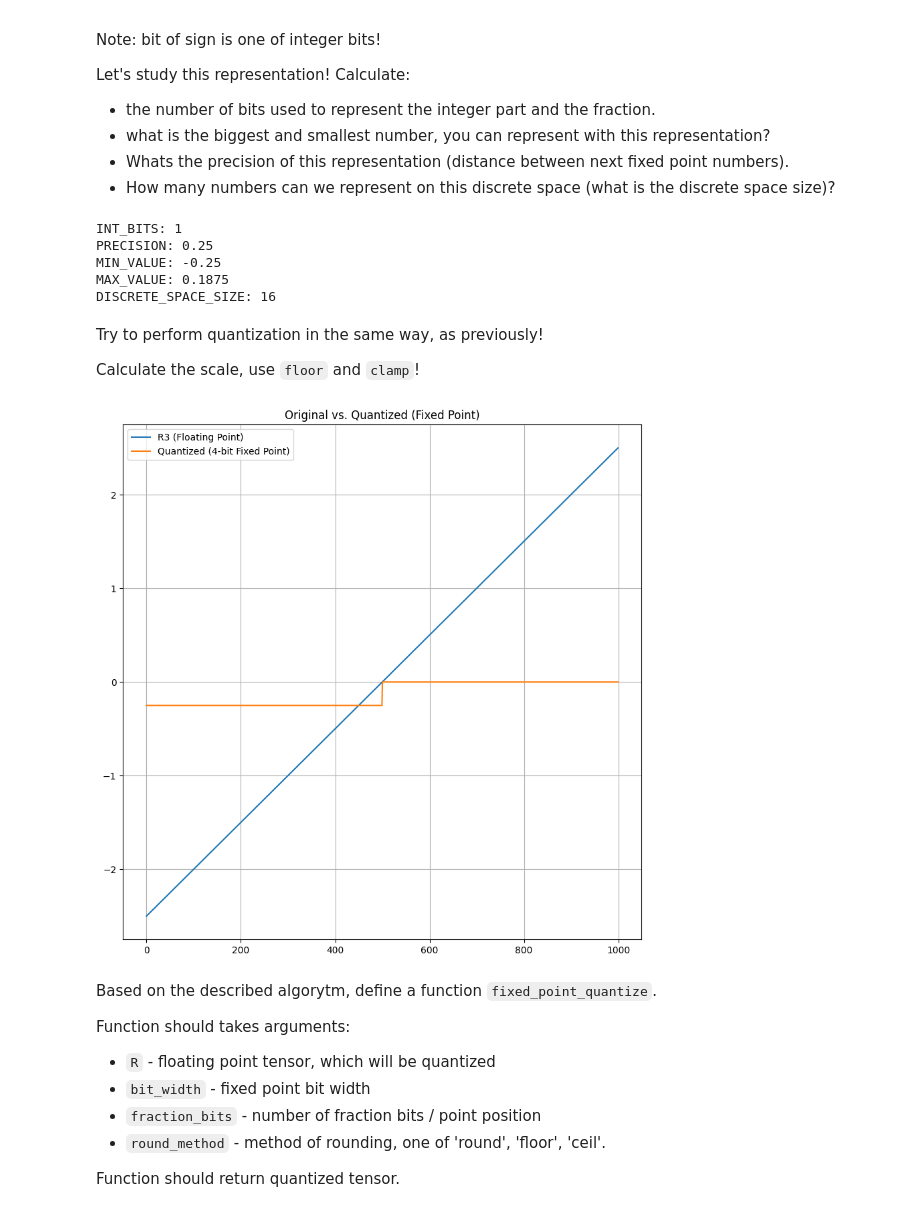
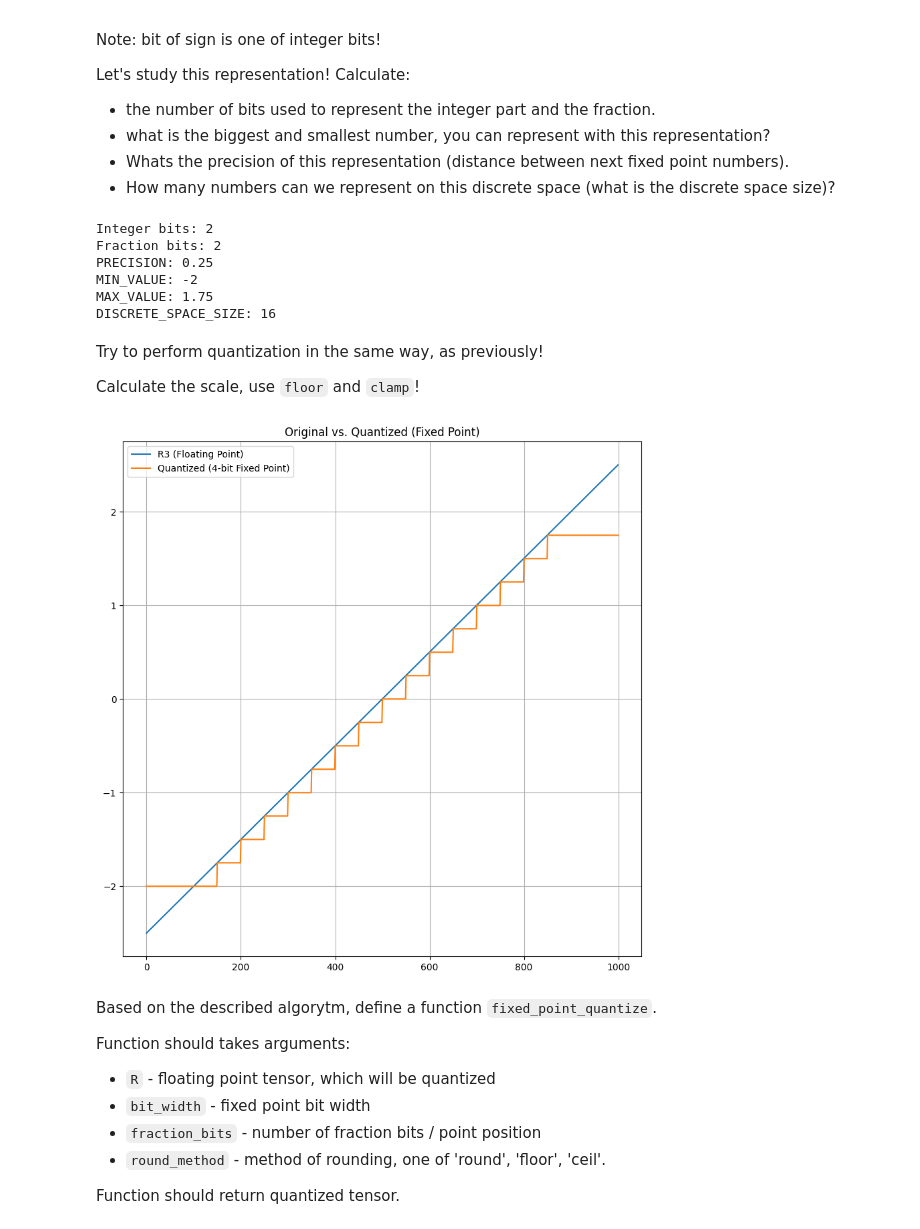
Before and after one commit to CleverLord/Wbudowane-systemy-AI, a Jupyter notebook: Lab 2 - Podstawy kwantyzacji/Lab2_v3.5_zrobiona.ipynb, the cells around one changed output. Saved outputs shown, nothing was run; the diff lists cells and outputs as text; code cells hidden in the pictures.

```diff
--- a/Lab 2 - Podstawy kwantyzacji/Lab2_v3.5_zrobiona.ipynb
+++ b/Lab 2 - Podstawy kwantyzacji/Lab2_v3.5_zrobiona.ipynb
@@ -276,29 +276,35 @@ Calculate:
 - Whats the precision of this representation (distance between next fixed point numbers).
 - How many numbers can we represent on this discrete space (what is the discrete space size)?
 # %%
-# Create a tensor R3 with values from a linear space
+import torch
+
+# Create a tensor R3 with values from linear space of range -2.5 to 2.5 and length of 1000 elements.
 R3 = torch.linspace(-2.5, 2.5, 1000)
 
+# Given constraints
 SIGN_BITS = 1
 WIDTH_BITS = 4
 FRACTION_BITS = 2
-INT_BITS = WIDTH_BITS - SIGN_BITS - FRACTION_BITS
+INT_BITS = WIDTH_BITS - FRACTION_BITS
 
-PRECISION = 2 ** -FRACTION_BITS
-MIN_VALUE = -2 ** (INT_BITS - 1) * PRECISION  # Smallest value
-MAX_VALUE = (2 ** (INT_BITS - 1) - 2 ** -FRACTION_BITS) * PRECISION  # Largest value
-DISCRETE_SPACE_SIZE = 2 ** WIDTH_BITS
+# Calculating properties
+PRECISION = 2**-FRACTION_BITS
+MIN_VALUE = -2**(INT_BITS - 1)
+MAX_VALUE = 2**(INT_BITS - 1) - PRECISION
+DISCRETE_SPACE_SIZE = 2**WIDTH_BITS
 
-print("INT_BITS:", INT_BITS)
+print("Integer bits:", INT_BITS)
+print("Fraction bits:", FRACTION_BITS)
 print("PRECISION:", PRECISION)
 print("MIN_VALUE:", MIN_VALUE)
 print("MAX_VALUE:", MAX_VALUE)
 print("DISCRETE_SPACE_SIZE:", DISCRETE_SPACE_SIZE)
 # %% [output]
-INT_BITS: 1
+Integer bits: 2
+Fraction bits: 2
 PRECISION: 0.25
-MIN_VALUE: -0.25
-MAX_VALUE: 0.1875
+MIN_VALUE: -2
+MAX_VALUE: 1.75
 DISCRETE_SPACE_SIZE: 16
 # %% [markdown]
 Try to perform quantization in the same way, as previously!
@@ -309,48 +315,37 @@ import torch
 import matplotlib.pyplot as plt
 
 # Create a tensor R3 with values from a linear space
 R3 = torch.linspace(-2.5, 2.5, 1000)
-
-SIGN_BITS = 1
-WIDTH_BITS = 4
-FRACTION_BITS = 2
-INT_BITS = WIDTH_BITS - SIGN_BITS - FRACTION_BITS
-
-PRECISION = 2 ** -FRACTION_BITS
-MIN_VALUE = -2 ** (INT_BITS - 1) * PRECISION  # Smallest value
-MAX_VALUE = (2 ** (INT_BITS - 1) - 2 ** -FRACTION_BITS) * PRECISION  # Largest value
-DISCRETE_SPACE_SIZE = 2 ** WIDTH_BITS
 
 # Calculate the scale
 S = PRECISION
 
 # Scale R3 before quantization
 R3_scaled = R3 / S
 
 # Quantize R3_scaled to 4-bit fixed-point numbers
 Q = torch.floor(R3_scaled)
 
+Q = Q * S
+
 # Clamp the quantized values back to the fixed-point range
-Q = torch.clamp(Q, -2 ** (INT_BITS - 1), 2 ** (INT_BITS - 1) - 1)
-
-# Rescale the quantized values to their original range
-Q = Q * S
+Q = torch.clamp(Q, MIN_VALUE, MAX_VALUE)
 
 # Plot both the original tensor and the quantized tensor
 plt.plot(R3, label='R3 (Floating Point)')
 plt.plot(Q, label='Quantized (4-bit Fixed Point)')
 
 # Set the title and legend
 plt.title('Original vs. Quantized (Fixed Point)')
 plt.legend()
 
 # Add a grid to the plot
 plt.grid()
 
 # Show the plot
 plt.show()
 # %% [output]
-[figure, old version]
+[figure, new version]
 # %% [markdown]
 Based on the described algorytm, define a function `fixed_point_quantize`.
 
```
Also changed, not shown: parts of 4 cells of this notebook, 9 other files.
